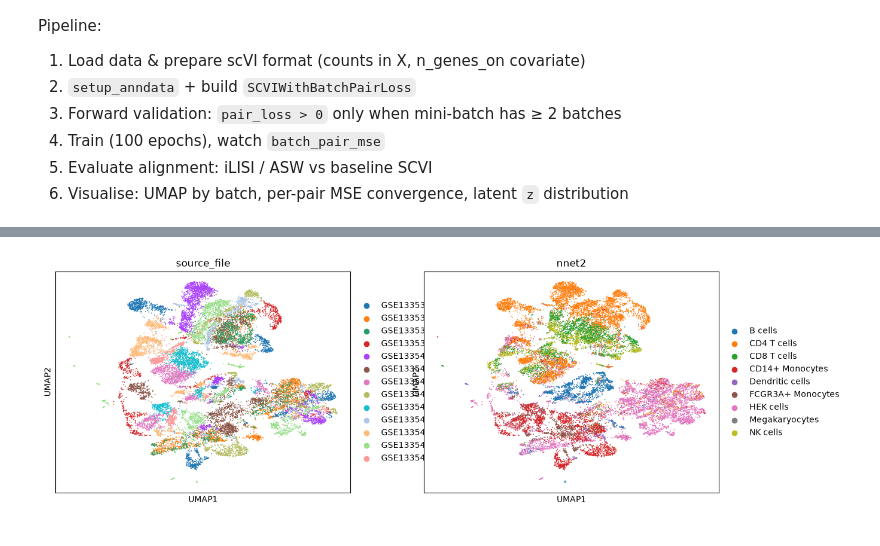
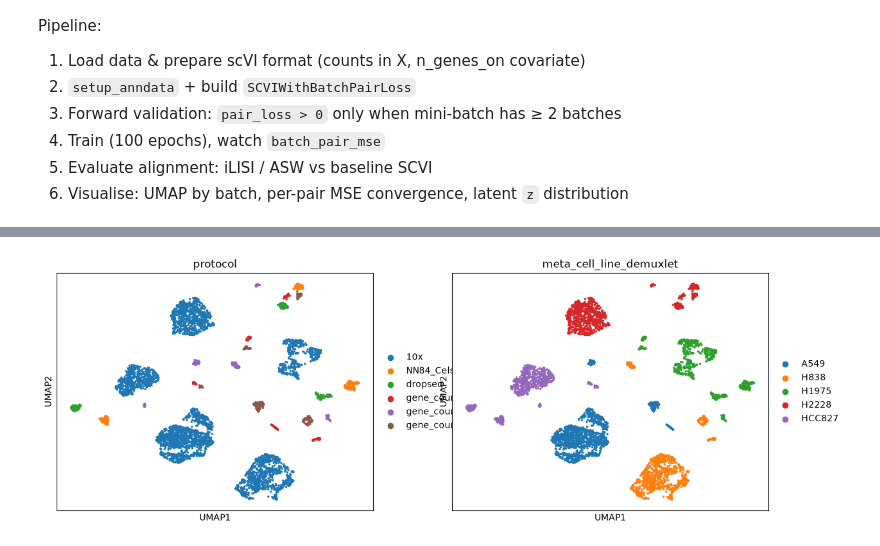
Before and after one commit to juychen/RUVDEG, a Jupyter notebook: postanalysis.ipynb, the cells around one changed output, grey strips where cells are left out. Drawn from its saved outputs; the diff is of its cells as text; code cells hidden in the pictures.

```diff
--- a/postanalysis.ipynb
+++ b/postanalysis.ipynb
@@ -21,7 +21,7 @@ import pandas as pd
 # ========== Load the same data subset as testRUVVAE_ZINB.ipynb ==========
 
 adata = sc.read_h5ad(
-    "/data8/junyi/pubdata/transformed/GSE133549_batchscvi/GSE133549_batchscvi_full.h5ad")
+    "/home/junyichen/code/RUVAEDEG/.vscode/debug_out/GSE118767_batchScVI_embedding_full.h5ad")
 
 # adata_subset = adata[
 #     adata.obs["celltype.L2"].isin(
@@ -51,7 +59,7 @@ sc.tl.umap(adata)
 # %%
-sc.pl.umap(adata, color=["source_file","nnet2"])
+sc.pl.umap(adata, color=["protocol","meta_cell_line_demuxlet"])
 # %% [output]
-[figure, old version]
+[figure, new version]
 # %%
 LAYER_NAME = "scvi_nrom_counts"
 COUNT_LAYER_NAME = "scvi_reconstructed_counts"
```
Also changed, not shown: parts of 3 cells of this notebook, 3 other files.
